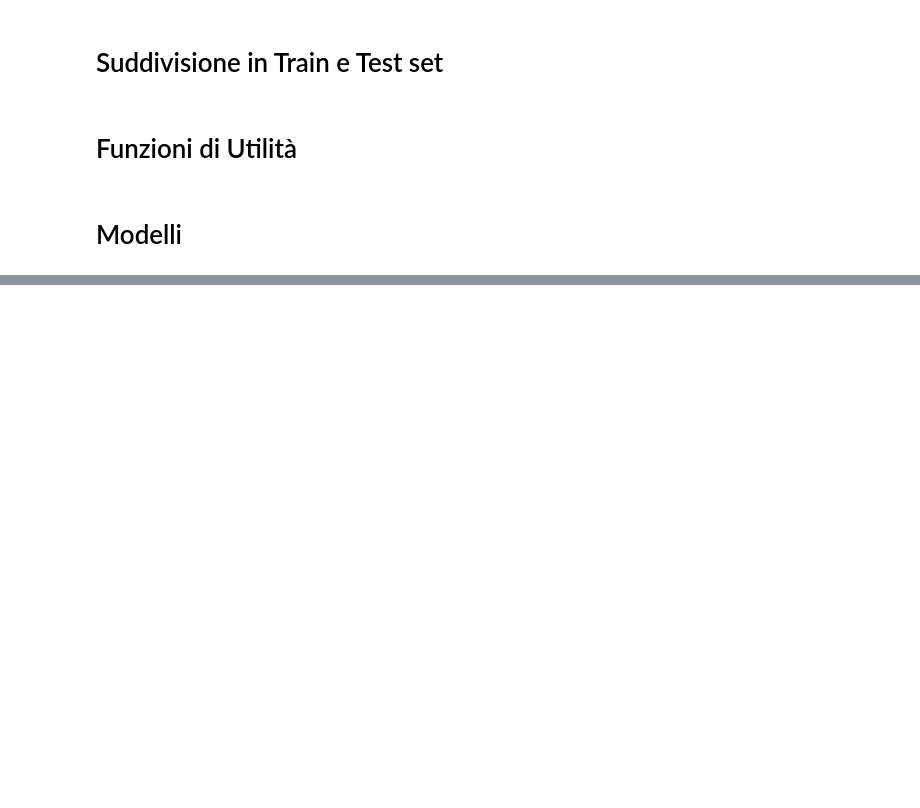
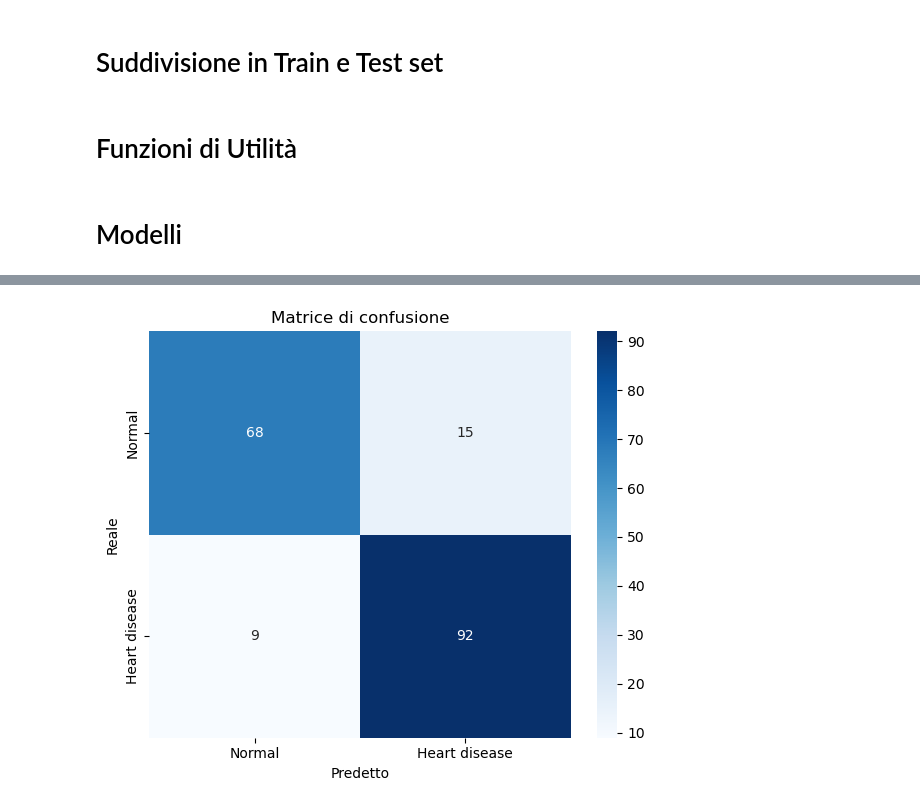
Before and after one commit to Orbmad/Data_Intensive_project, a Jupyter notebook: heart_failure_prediction.ipynb, the cells around one changed output, grey strips where cells are left out. Cells and saved outputs as stored; diff of their text form; code cells hidden in the pictures; blank space fills up the shorter version.

Commit message:
Added Perceptron model

```diff
--- a/heart_failure_prediction.ipynb
+++ b/heart_failure_prediction.ipynb
@@ -374,8 +374,12 @@ X_train, X_test, y_train, y_test = train_test_split(X, y, test_size=0.2, random_
 # Funzioni di Utilità
 # %%
 from sklearn.metrics import confusion_matrix
+from sklearn.preprocessing import StandardScaler
+from sklearn.pipeline import Pipeline
+from sklearn.metrics import classification_report
+from sklearn.model_selection import GridSearchCV
 
-def plot_confusion_matrix(y_true, y_pred, class_order=[0, 1], class_labels=['Classe 0', 'Classe 1']):
+def plot_confusion_matrix(y_true, y_pred, class_order=[0, 1], class_labels=['Normal', 'Heart disease']):
 
     cm = confusion_matrix(y_true, y_pred, labels=class_order)
 
@@ -387,5 +391,22 @@ def plot_confusion_matrix(y_true, y_pred, class_order=[0, 1], class_labels=['Cla
     plt.title("Matrice di confusione")
     plt.tight_layout()
     plt.show()
+
+def plot_feature_importance(model, feature_names, top_n=20):
+    coefs = model.coef_.flatten()
+
+    feature_importance = pd.Series(coefs, index=feature_names)
+
+    top_features = feature_importance.abs().sort_values(ascending=False).head(top_n).index
+
+    top_coefs = feature_importance[top_features]
+
+    plt.figure(figsize=(10, 6))
+    colors = ['green' if c > 0 else 'red' for c in top_coefs]
+    top_coefs.plot(kind='barh', color=colors)
+    plt.xlabel('Coefficient Value')
+    plt.title('Top Feature Importances')
+    plt.gca().invert_yaxis()
+    plt.show()
 # %% [markdown]
 # Modelli
@@ -391,0 +415,15 @@ def plot_confusion_matrix(y_true, y_pred, class_order=[0, 1], class_labels=['Cla
+# %%
+from sklearn.linear_model import Perceptron
+
+perceptron_with_stdscaler = Pipeline([
+    ('std', StandardScaler()),
+    ('perceptron', Perceptron(early_stopping=True, n_iter_no_change=10))
+])
+
+perceptron_parameters = {
+    'perceptron__penalty': [None, 'l1', 'l2', 'elasticnet'],
+    'perceptron__alpha': [0.0001, 0.001, 0.01, 0.1, 1]
+}
+
+perceptron_cv = GridSearchCV(perceptron_with_stdscaler, perceptron_parameters, cv=5, scoring='f1', refit=True)
+perceptron_cv.fit(X_train, y_train)
@@ -391,0 +446,5 @@ def plot_confusion_matrix(y_true, y_pred, class_order=[0, 1], class_labels=['Cla
+# %%
+best_perceptron = perceptron_cv.best_estimator_
+
+perceptron_pred = best_perceptron.predict(X_test)
+print(classification_report(y_test, perceptron_pred))
@@ -391,0 +460,4 @@ def plot_confusion_matrix(y_true, y_pred, class_order=[0, 1], class_labels=['Cla
+# %%
+plot_confusion_matrix(y_test, perceptron_pred)
+# %% [output]
+[figure, added]
```
Also changed, not shown: parts of 10 cells of this notebook.
